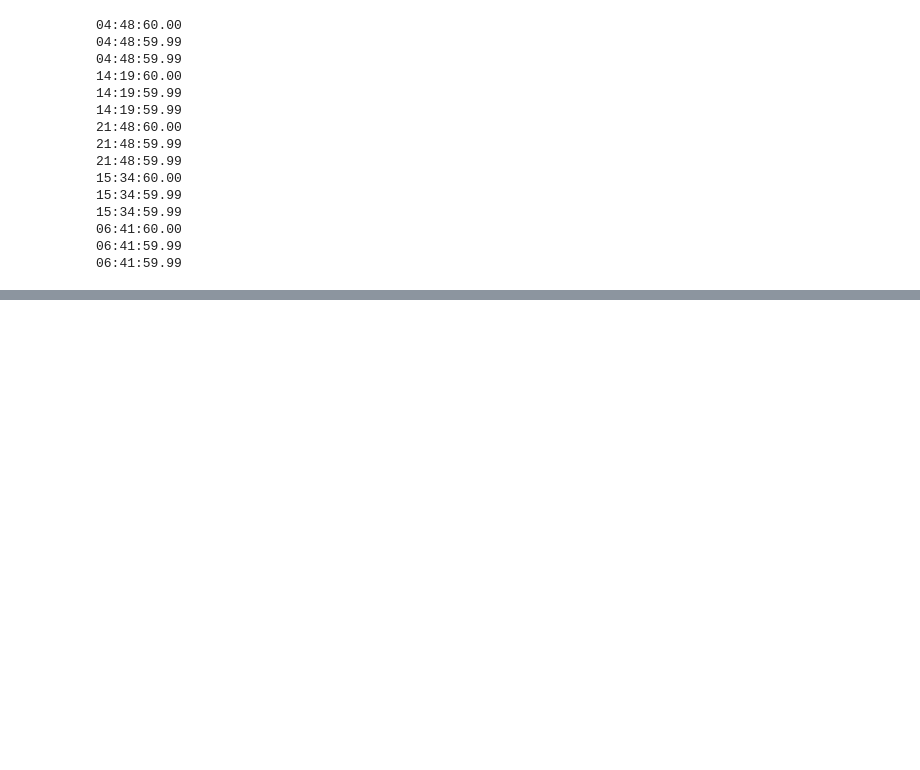
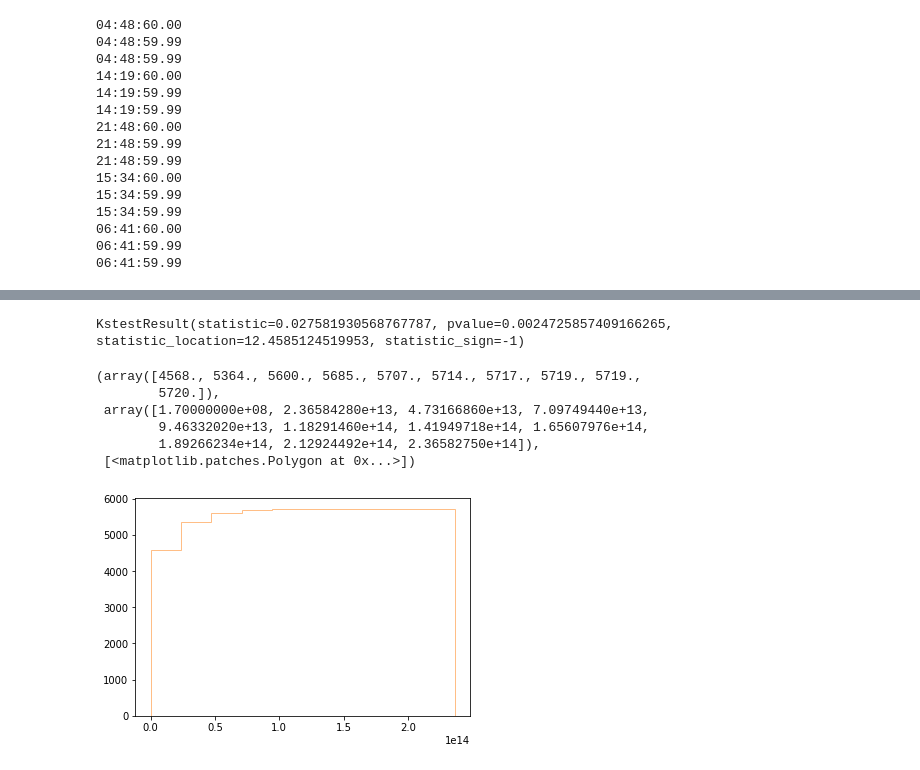
Before and after one commit to AlbertoBassanoni/MLPNS_ABassanoni, a Jupyter notebook: MLPNS23_Lesson_17_3.ipynb, the cells around one changed output, grey strips where cells are left out. Cells and saved outputs as stored; diff of their text form; code cells hidden in the pictures; blank space fills up the shorter version.

```diff
--- a/MLPNS23_Lesson_17_3.ipynb
+++ b/MLPNS23_Lesson_17_3.ipynb
@@ -215,0 +454,32 @@ for i in range(len(eqs)):
+# %%
+#distribuzione più ragionevole (non era necessario eliminarli per il KS)
+#inoltre non erano dei dati significativi, in quanto outliers non fisici
+#dovuti al fatto che ho troncato le date.
+
+#ora possiamo creare i subsamples e fare i test statistici, tutto ciò che
+#abbiamo fatto finora era solo un riaggiustamento/raffinamento/selezione
+#dei miei dati
+
+#fisso una threshold
+alpha = 0.003 # 3 SIGMA
+
+t1 = eqGoodData['gaps'][eqGoodData.mag >= 2]
+t2 = eqGoodData['gaps'][eqGoodData.mag >= 2.5]
+
+#faccio il KS Test sui due sample t1 e t2
+#nel paper gli earthquakes coi timesteps si mettono in scala logaritmica
+#usiamo la funzione di numpy np.log10()
+sp.stats.ks_2samp(np.log10(t1),np.log10(t2))
+# %% [output]
+KstestResult(statistic=0.027581930568767787, pvalue=0.0024725857409166265, statistic_location=12.4585124519953, statistic_sign=-1)
+# %%
+pl.hist(t1, cumulative=True, alpha=0.5, histtype="step", density=1)
+pl.hist(t2, cumulative=True, alpha=0.5, histtype="step")
+# %% [output]
+(array([4568., 5364., 5600., 5685., 5707., 5714., 5717., 5719., 5719.,
+        5720.]),
+ array([1.70000000e+08, 2.36584280e+13, 4.73166860e+13, 7.09749440e+13,
+        9.46332020e+13, 1.18291460e+14, 1.41949718e+14, 1.65607976e+14,
+        1.89266234e+14, 2.12924492e+14, 2.36582750e+14]),
+ [<matplotlib.patches.Polygon at 0x...>])
+[figure, added]
```
Also changed, not shown: parts of 33 cells of this notebook.
